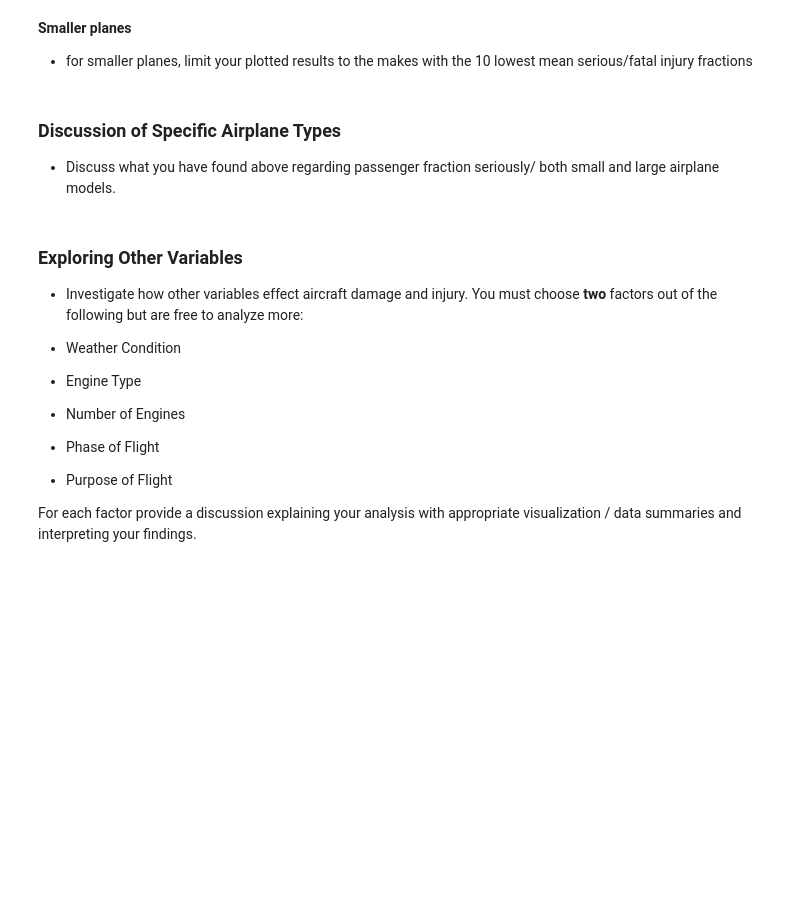
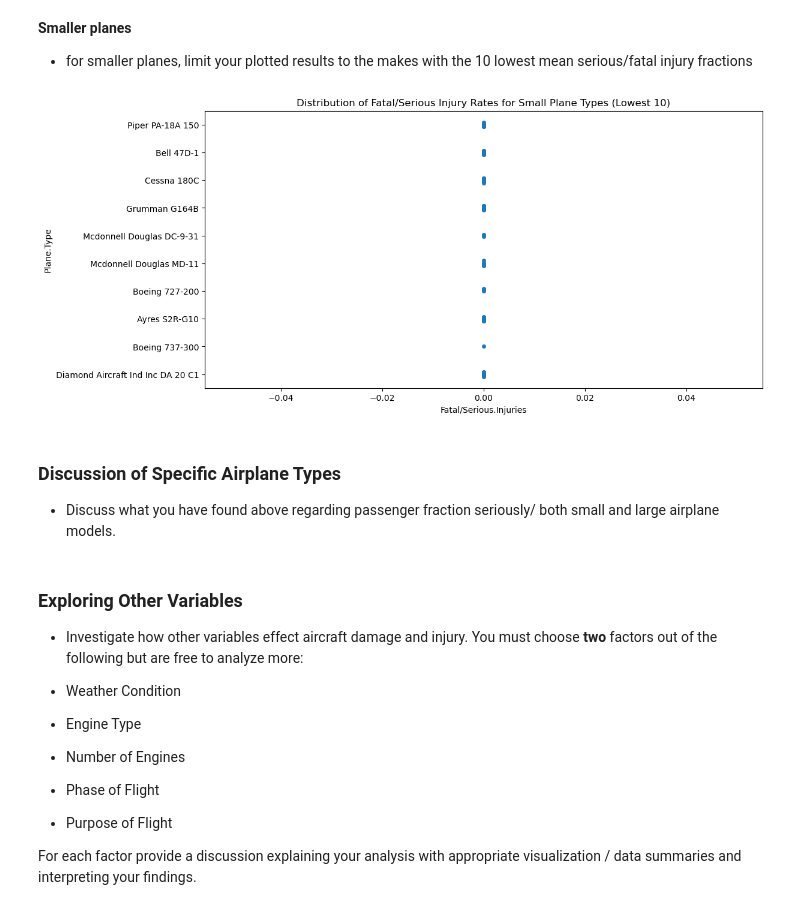
Before and after one commit to flaniyanjr/dsc-course0-m8-lab, a Jupyter notebook: Aviation_Accidents_Data_Analysis.ipynb, the cells around one changed output. Saved outputs shown, nothing was run; the diff lists cells and outputs as text; code cells hidden in the pictures; blank space fills up the shorter version.

```diff
--- a/Aviation_Accidents_Data_Analysis.ipynb
+++ b/Aviation_Accidents_Data_Analysis.ipynb
@@ -108,6 +190,18 @@ Sort your results and keep the lowest 15.
 # %% [markdown]
 **Smaller planes**
 - for smaller planes, limit your plotted results to the makes with the 10 lowest mean serious/fatal injury fractions
+# %%
+small_planes_risk = plane_risk[plane_risk['Aircraft.Size'] == 'Small'].sort_values('Fatal/Serious.Injuries').head(10)
+small_plane_types = small_planes_risk['Plane.Type']
+small_filtered = valid_planes_filtered[(valid_planes_filtered['Aircraft.Size'] == 'Small') & (valid_planes_filtered['Plane.Type'].isin(small_plane_types))
+]
+
+plt.figure(figsize=(12,6))
+sns.stripplot(data=small_filtered, x='Fatal/Serious.Injuries', y='Plane.Type')
+plt.title('Distribution of Fatal/Serious Injury Rates for Small Plane Types (Lowest 10)')
+plt.show()
+# %% [output]
+[figure, added]
 # %% [markdown]
 ### Discussion of Specific Airplane Types
 - Discuss what you have found above regarding passenger fraction seriously/ both small and large airplane models.
```
Also changed, not shown: parts of 7 cells of this notebook.
